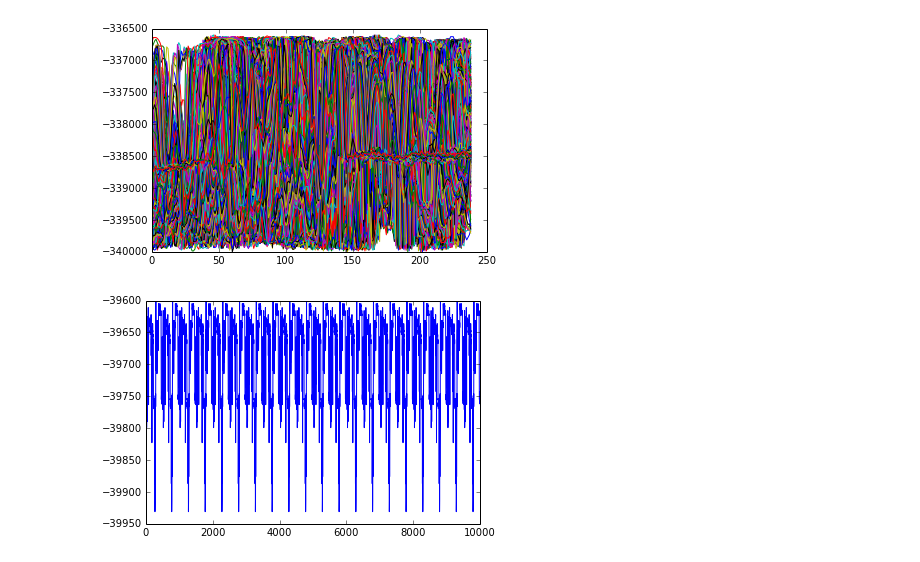
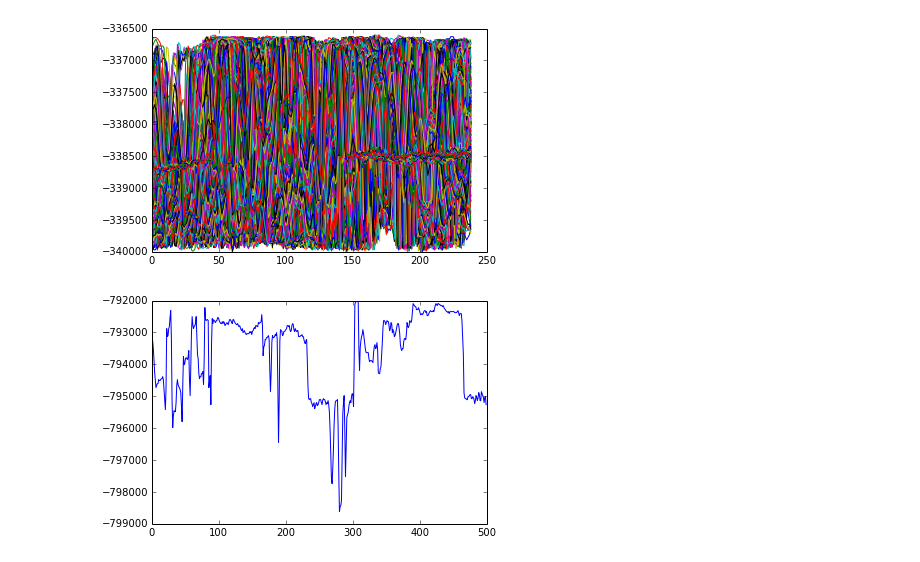
Before and after one commit to emptyr1/MediaSignalProcessing, a Jupyter notebook: HW2.ipynb, the cells around one changed output. Cells and saved outputs as stored; diff of their text form; code cells hidden in the pictures.

Commit message:
changed ints to floats points..

```diff
--- a/HW2.ipynb
+++ b/HW2.ipynb
@@ -62,21 +62,21 @@ wavfile.write('data/outImage.wav', 44100, array(sigoutRed, dtype=float32))
 # %%
 import random
 sigRed = img[123,:,0]
 sigGreen = img[200,:,1]
 sigBlue = img[200,:,2]
 finalList = []
 
 audioClip = []
-sig.dtype
+#sig.dtype
 
-sigoutRed = list((sigRed.astype(float32) - 100) * 400)*20
-sigoutGreen = list((sigGreen.astype(float32) - 50) * random.randint(160, 200))*40
-sigoutBlue = array((sigBlue.astype(float32) - 25) * 200)*random.randint(14, 20)
+sigoutRed = array((sigRed.astype(float32) - 100.0) * 400.0)*20.0
+sigoutGreen = array((sigGreen.astype(float32) - 50.0) * random.uniform(160.0, 200.0))*40.0
+sigoutBlue = array((sigBlue.astype(float32) - 25.0) * 200.0 )*random.uniform(14.0, 20.0)
 
 #plot(sigoutBlue)
 plot(sigoutRed)
 #print numpy.squeeze(finalList)
 
-wavfile.write('data/outImage2.wav', 44100, array(sigoutRed+6*sigoutGreen + sigoutRed, dtype=float32))
+wavfile.write('data/outImage2.wav', 44100, array(sigoutRed+6.0*sigoutGreen + sigoutRed, dtype=float32))
 # %% [output]
-[figure, old version]
+[figure, new version]
```
Also changed, not shown: 1 other file.
